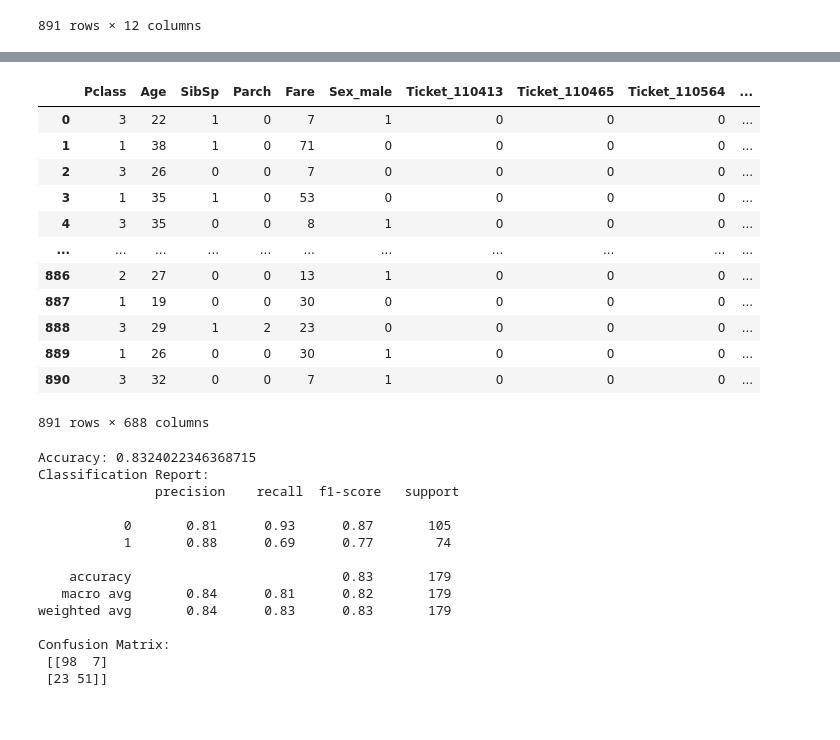
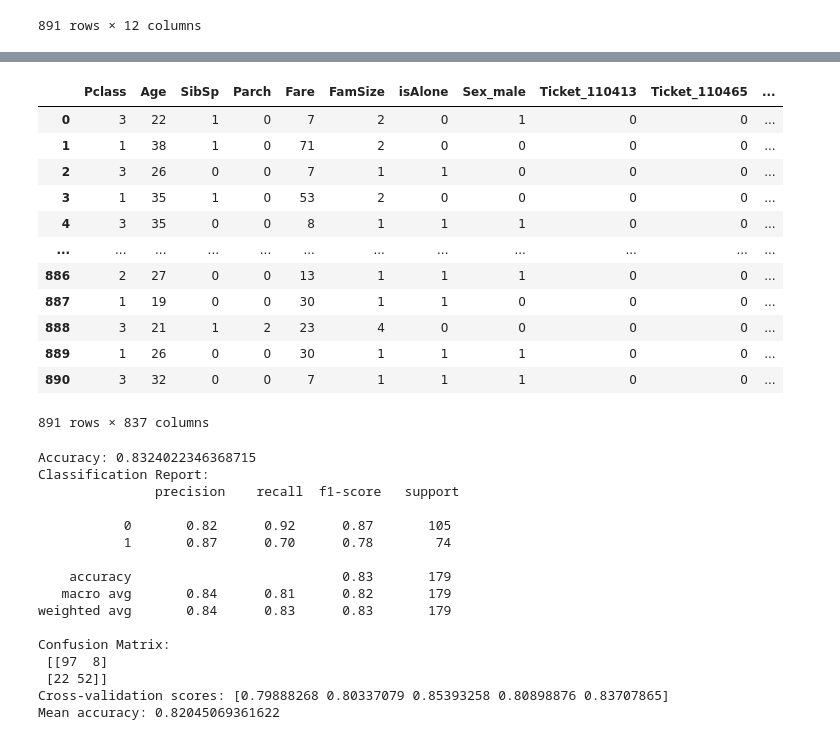
Before and after one commit to MASA0528/titanic, a Jupyter notebook: titanic.ipynb, the cells around one changed output, grey strips where cells are left out. Cells and saved outputs as stored; diff of their text form; code cells hidden in the pictures.

```diff
--- a/titanic.ipynb
+++ b/titanic.ipynb
@@ -41,5 +68,11 @@ dtype: int64
 # %%
 #欠損地の補完
-X['Age'] = X['Age'].fillna(X['Age'].mean())
 X['Embarked'] = X['Embarked'].fillna(X['Embarked'].mode()[0])
-X['Fare'] = X['Fare'].fillna(X['Fare'].mean())
+# %%
+X['FamSize'] = X['SibSp'] + X['Parch']+ 1
+# %%
+X['isAlone'] = 0
+
+for i in range(len(X['isAlone'])):
+    if X['FamSize'].iloc[i] == 1:
+        X['isAlone'].iloc[i] = 1
@@ -61,0 +113,2 @@ X
+# %%
+X= X.drop(columns=['PassengerId', 'Name'])
@@ -62,21 +131,21 @@ X
 # %%
-X= pd.get_dummies(X, columns=['Sex', 'Ticket', 'Embarked'], drop_first=True)
+X= pd.get_dummies(X, columns=['Sex', 'Ticket', 'Embarked','Cabin'], drop_first=True)
 X = X.astype(int)
 X
 # %% [output]
-|  | Pclass | Age | SibSp | Parch | Fare | Sex_male | Ticket_110413 | Ticket_110465 | Ticket_110564 | ... |
-| 0 | 3 | 22 | 1 | 0 | 7 | 1 | 0 | 0 | 0 | ... |
-| 1 | 1 | 38 | 1 | 0 | 71 | 0 | 0 | 0 | 0 | ... |
-| 2 | 3 | 26 | 0 | 0 | 7 | 0 | 0 | 0 | 0 | ... |
-| 3 | 1 | 35 | 1 | 0 | 53 | 0 | 0 | 0 | 0 | ... |
-| 4 | 3 | 35 | 0 | 0 | 8 | 1 | 0 | 0 | 0 | ... |
-| ... | ... | ... | ... | ... | ... | ... | ... | ... | ... | ... |
-| 886 | 2 | 27 | 0 | 0 | 13 | 1 | 0 | 0 | 0 | ... |
-| 887 | 1 | 19 | 0 | 0 | 30 | 0 | 0 | 0 | 0 | ... |
-| 888 | 3 | 29 | 1 | 2 | 23 | 0 | 0 | 0 | 0 | ... |
-| 889 | 1 | 26 | 0 | 0 | 30 | 1 | 0 | 0 | 0 | ... |
-| 890 | 3 | 32 | 0 | 0 | 7 | 1 | 0 | 0 | 0 | ... |
+|  | Pclass | Age | SibSp | Parch | Fare | FamSize | isAlone | Sex_male | Ticket_110413 | Ticket_110465 | ... |
+| 0 | 3 | 22 | 1 | 0 | 7 | 2 | 0 | 1 | 0 | 0 | ... |
+| 1 | 1 | 38 | 1 | 0 | 71 | 2 | 0 | 0 | 0 | 0 | ... |
+| 2 | 3 | 26 | 0 | 0 | 7 | 1 | 1 | 0 | 0 | 0 | ... |
+| 3 | 1 | 35 | 1 | 0 | 53 | 2 | 0 | 0 | 0 | 0 | ... |
+| 4 | 3 | 35 | 0 | 0 | 8 | 1 | 1 | 1 | 0 | 0 | ... |
+| ... | ... | ... | ... | ... | ... | ... | ... | ... | ... | ... | ... |
+| 886 | 2 | 27 | 0 | 0 | 13 | 1 | 1 | 1 | 0 | 0 | ... |
+| 887 | 1 | 19 | 0 | 0 | 30 | 1 | 1 | 0 | 0 | 0 | ... |
+| 888 | 3 | 21 | 1 | 2 | 23 | 4 | 0 | 0 | 0 | 0 | ... |
+| 889 | 1 | 26 | 0 | 0 | 30 | 1 | 1 | 1 | 0 | 0 | ... |
+| 890 | 3 | 32 | 0 | 0 | 7 | 1 | 1 | 1 | 0 | 0 | ... |
-891 rows × 688 columns
+891 rows × 837 columns
 # %%
 X= X.values
 y= y.values
@@ -94,21 +163,29 @@ from sklearn.metrics import accuracy_score, classification_report, confusion_mat
 print("Accuracy:", accuracy_score(y_test, y_pred))
 print("Classification Report:\n", classification_report(y_test, y_pred))
 print("Confusion Matrix:\n", confusion_matrix(y_test, y_pred))
+
+#汎化性能の評価
+from sklearn.model_selection import cross_val_score
+scores = cross_val_score(rf, X, y, cv=5)
+print("Cross-validation scores:", scores)
+print("Mean accuracy:", np.mean(scores))
 # %% [output]
 Accuracy: 0.8324022346368715
 Classification Report:
                precision    recall  f1-score   support
 
-           0       0.81      0.93      0.87       105
-           1       0.88      0.69      0.77        74
+           0       0.82      0.92      0.87       105
+           1       0.87      0.70      0.78        74
 
     accuracy                           0.83       179
    macro avg       0.84      0.81      0.82       179
 weighted avg       0.84      0.83      0.83       179
 
 Confusion Matrix:
- [[98  7]
- [23 51]]
+ [[97  8]
+ [22 52]]
+Cross-validation scores: [0.79888268 0.80337079 0.85393258 0.80898876 0.83707865]
+Mean accuracy: 0.82045069361622
 # %%
 # テスト用データセットの準備
 test_df = pd.read_csv("C:/Users/masay/OneDrive/ドキュメント/titanic/test.csv")
```
Also changed, not shown: parts of 8 cells of this notebook.
